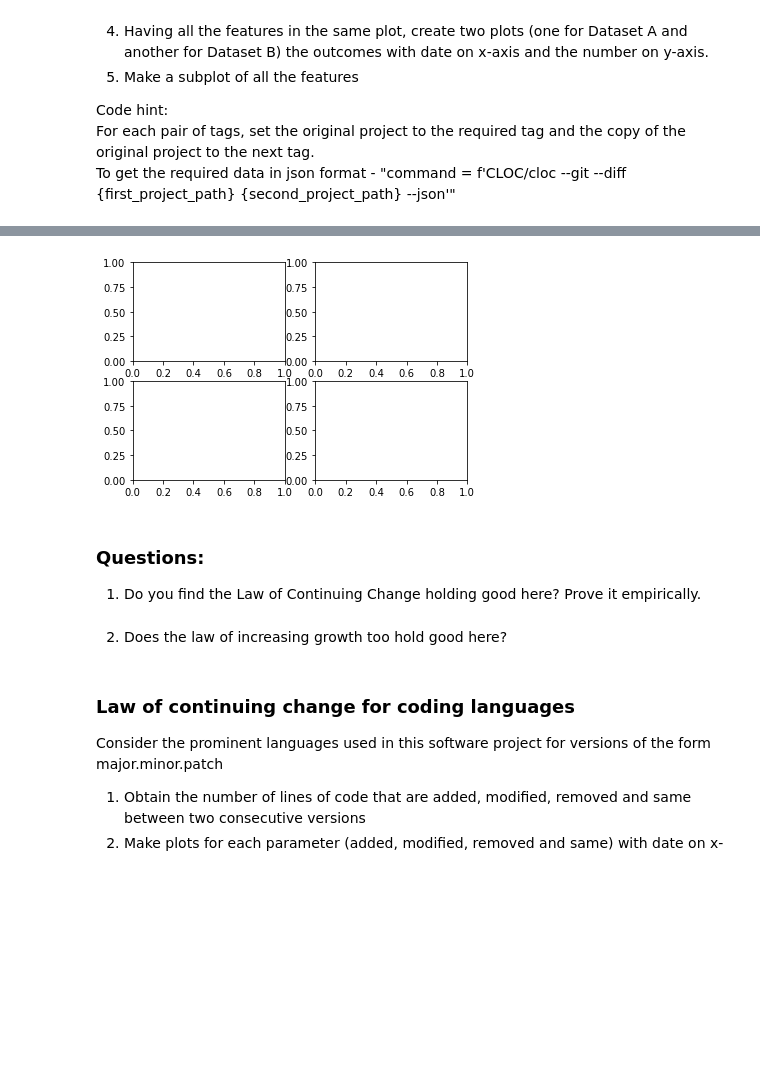
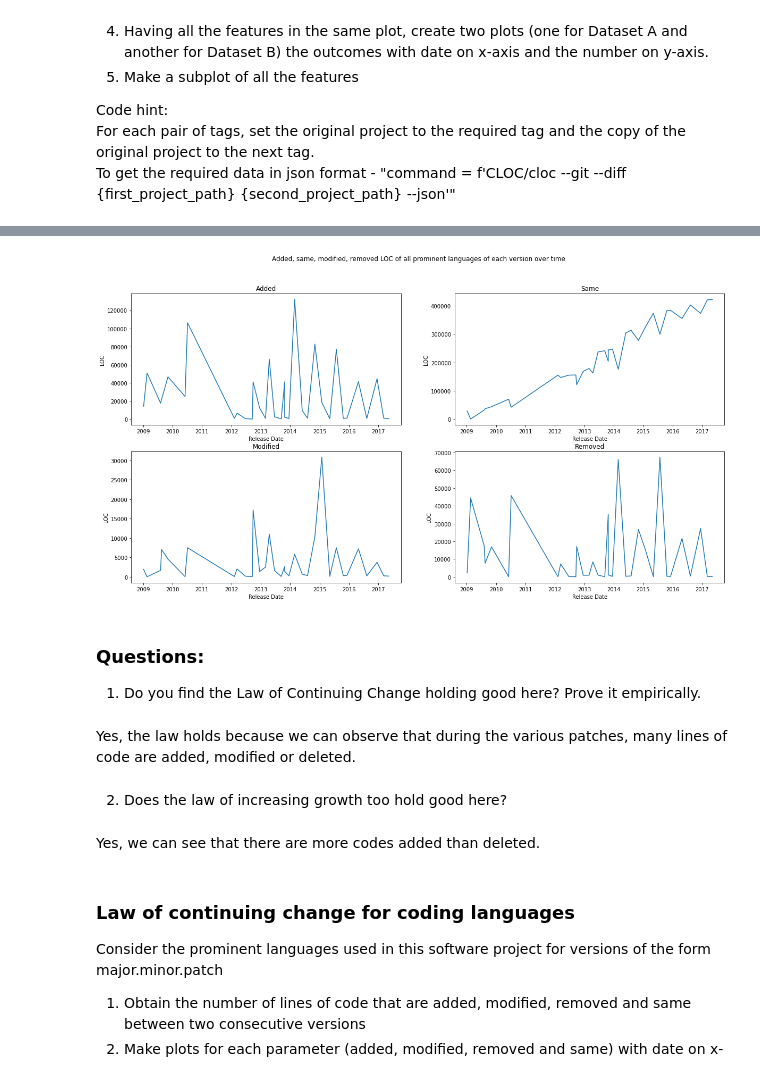
Before and after one commit to Kreik2809/Software_evolution_TP2_2023, a Jupyter notebook: TP2_section2.ipynb, the cells around one changed output, grey strips where cells are left out. Drawn from its saved outputs; the diff is of its cells as text; code cells hidden in the pictures; blank space fills up the shorter version.

```diff
--- a/TP2_section2.ipynb
+++ b/TP2_section2.ipynb
@@ -65,9 +65,9 @@ For each tag, pass the command to the terminal, invoke cloc tool to get the nece
 #Your code here
 
 def extract_data(tags):
-
+    """Function to extract data from the git repository
+    """
     df = pd.DataFrame(columns=['tag', 'releaseDate', 'nCodeLine', 'nBlankLine', 'nCommentLine', 'nFile'])
-
     for tag in tags:
         command = f'git -C {eucalyptus_project_path} reset --hard {tag}'
         process = subprocess.Popen(command, stdout=subprocess.PIPE, shell=True)
@@ -82,6 +82,7 @@ def extract_data(tags):
         command = f'git -C {eucalyptus_project_path} tag -l --format="%(refname:short)|%(creatordate:short)" | sort -r'
         process = subprocess.Popen(command, stdout=subprocess.PIPE, shell=True)
         releaseDates = process.communicate()[0].decode('utf-8').split('\n')
+        #Find the correct release date
         for releaseDate in releaseDates:
             releaseDate = releaseDate.split('|')
             if releaseDate[0] == tag:
@@ -430,5 +450,11 @@ df = extract_data(major_minor_patch_versions)
 1 error:
 Line count, exceeded timeout:  ../eucalyptus/net/globalnetwork.c
+# %%
+df["TotalJava"] = df["JavaCode"] + df["JavaComment"] + df["JavaBlank"]
+df["TotalC"] = df["CCode"] + df["CComment"] + df["CBlank"]
+df["TotalGroovy"] = df["GroovyCode"] + df["GroovyComment"] + df["GroovyBlank"]
+df["TotalPerl"] = df["PerlCode"] + df["PerlComment"] + df["PerlBlank"]
+df["TotalPython"] = df["PythonCode"] + df["PythonComment"] + df["PythonBlank"]
 # %%
 #plot the line chart
 plt.figure(figsize=(7,7))
@@ -474,8 +572,8 @@ Code hint:
 For each pair of tags, set the original project to the required tag and the copy of the original project to the next tag.
 To get the required data in json format - "command = f'CLOC/cloc --git --diff {first_project_path} {second_project_path} --json'"
 # %%
-eucalyptus_project_path = '' # your project path here
-eucalyptus_copy_project_path = '' # your path to the copy of your project here
-major_minor_patch_versions = '' #set of version that you would like to consider for this analysis
+eucalyptus_project_path = '../eucalyptus' # your project path here
+eucalyptus_copy_project_path = '../eucalyptus_copy' # your path to the copy of your project here
+#major_minor_patch_versions = '' #set of version that you would like to consider for this analysis
 # %%
 # Your code here to get the data
@@ -483,0 +620,3 @@ major_minor_patch_versions = '' #set of version that you would like to consider
+# %%
+prominent_languages = ['Java', 'C', 'Groovy', 'Perl', 'Python']
+df = extract_data_diffs(major_minor_patch_versions, prominent_languages)
@@ -486,13 +675,40 @@ major_minor_patch_versions = '' #set of version that you would like to consider
 # %%
 # Your plotting code here, different plot for each feature
-fig,axes = plt.subplots(2,2)
+fig,axes = plt.subplots(2,2, figsize=(20, 10))
+fig.suptitle("Added, same, modified, removed LOC of all prominent languages of each version over time")
+
+axes[0,0].plot(df['releaseDate'],df['added'],label='Added')
+axes[0,0].set_title('Added')
+axes[0,0].set_xlabel('Release Date')
+axes[0,0].set_ylabel('LOC')
+
+axes[0,1].plot(df['releaseDate'],df['same'],label='Same')
+axes[0,1].set_title('Same')
+axes[0,1].set_xlabel('Release Date')
+axes[0,1].set_ylabel('LOC')
+
+axes[1,0].plot(df['releaseDate'],df['modified'],label='Modified')
+axes[1,0].set_title('Modified')
+axes[1,0].set_xlabel('Release Date')
+axes[1,0].set_ylabel('LOC')
+
+axes[1,1].plot(df['releaseDate'],df['removed'],label='Removed')
+axes[1,1].set_title('Removed')
+axes[1,1].set_xlabel('Release Date')
+axes[1,1].set_ylabel('LOC')
+
+plt.show()
 # %% [output]
-[figure, old version]
+[figure, new version]
 # %% [markdown]
 ### Questions:
 1. Do you find the Law of Continuing Change holding good here? Prove it empirically.
+# %% [markdown]
+Yes, the law holds because we can observe that during the various patches, many lines of code are added, modified or deleted.
 # %% [markdown]
 2. Does the law of increasing growth too hold good here?
+# %% [markdown]
+Yes, we can see that there are more codes added than deleted.
 # %% [markdown]
 ### Law of continuing change for coding languages
 Consider the prominent languages used in this software project for versions of the form major.minor.patch
```
Also changed, not shown: parts of 37 cells of this notebook, 3 other files.
